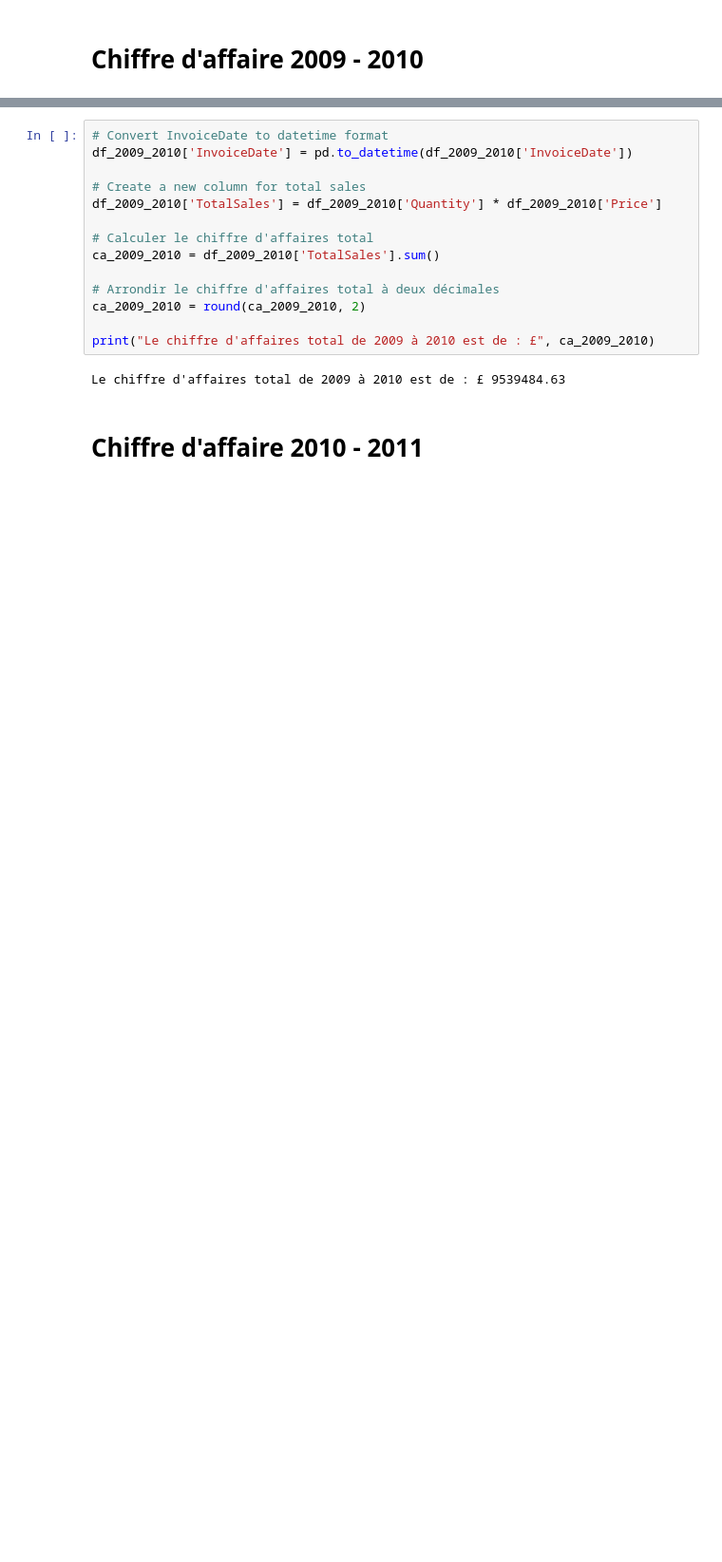
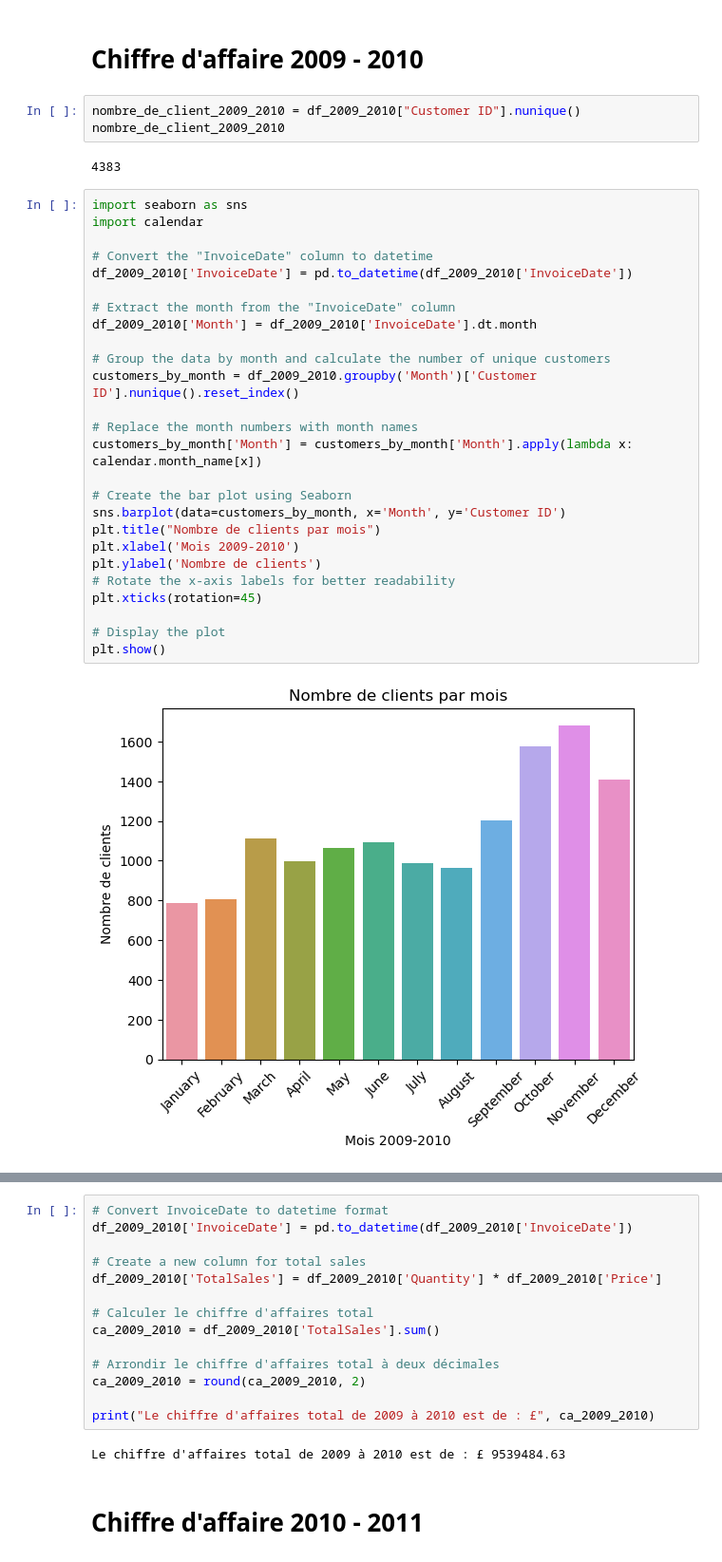
Before and after one commit to DonzerHD/Segmentation_Client, a Jupyter notebook: Notebooks/Partie_1_Segmentation_et_Visualisation/Analyse_CA.ipynb, the cells around one changed output, grey strips where cells are left out. Shown: that part at 95% size. Cells and saved outputs as stored; diff of their text form; blank space fills up the shorter version.

```diff
--- a/Notebooks/Partie_1_Segmentation_et_Visualisation/Analyse_CA.ipynb
+++ b/Notebooks/Partie_1_Segmentation_et_Visualisation/Analyse_CA.ipynb
@@ -25,3 +25,36 @@ df_concat.head()
 | 4 | 489434 | 21232 | STRAWBERRY CERAMIC TRINKET BOX | 24 | 2009-12-01 07:45:00 | 1.25 | 13085.0 | United Kingdom | 30.0 |
 # %% [markdown]
 # Chiffre d'affaire 2009 - 2010
+# %%
+nombre_de_client_2009_2010 = df_2009_2010["Customer ID"].nunique()
+nombre_de_client_2009_2010
+# %% [output]
+4383
+# %%
+import seaborn as sns
+import calendar
+
+# Convert the "InvoiceDate" column to datetime
+df_2009_2010['InvoiceDate'] = pd.to_datetime(df_2009_2010['InvoiceDate'])
+
+# Extract the month from the "InvoiceDate" column
+df_2009_2010['Month'] = df_2009_2010['InvoiceDate'].dt.month
+
+# Group the data by month and calculate the number of unique customers
+customers_by_month = df_2009_2010.groupby('Month')['Customer ID'].nunique().reset_index()
+
+# Replace the month numbers with month names
+customers_by_month['Month'] = customers_by_month['Month'].apply(lambda x: calendar.month_name[x])
+
+# Create the bar plot using Seaborn
+sns.barplot(data=customers_by_month, x='Month', y='Customer ID')
+plt.title("Nombre de clients par mois")
+plt.xlabel('Mois 2009-2010')
+plt.ylabel('Nombre de clients')
+# Rotate the x-axis labels for better readability
+plt.xticks(rotation=45)
+
+# Display the plot
+plt.show()
+# %% [output]
+[figure, added]
```
Also changed, not shown: parts of 10 cells of this notebook, 1 other file.
